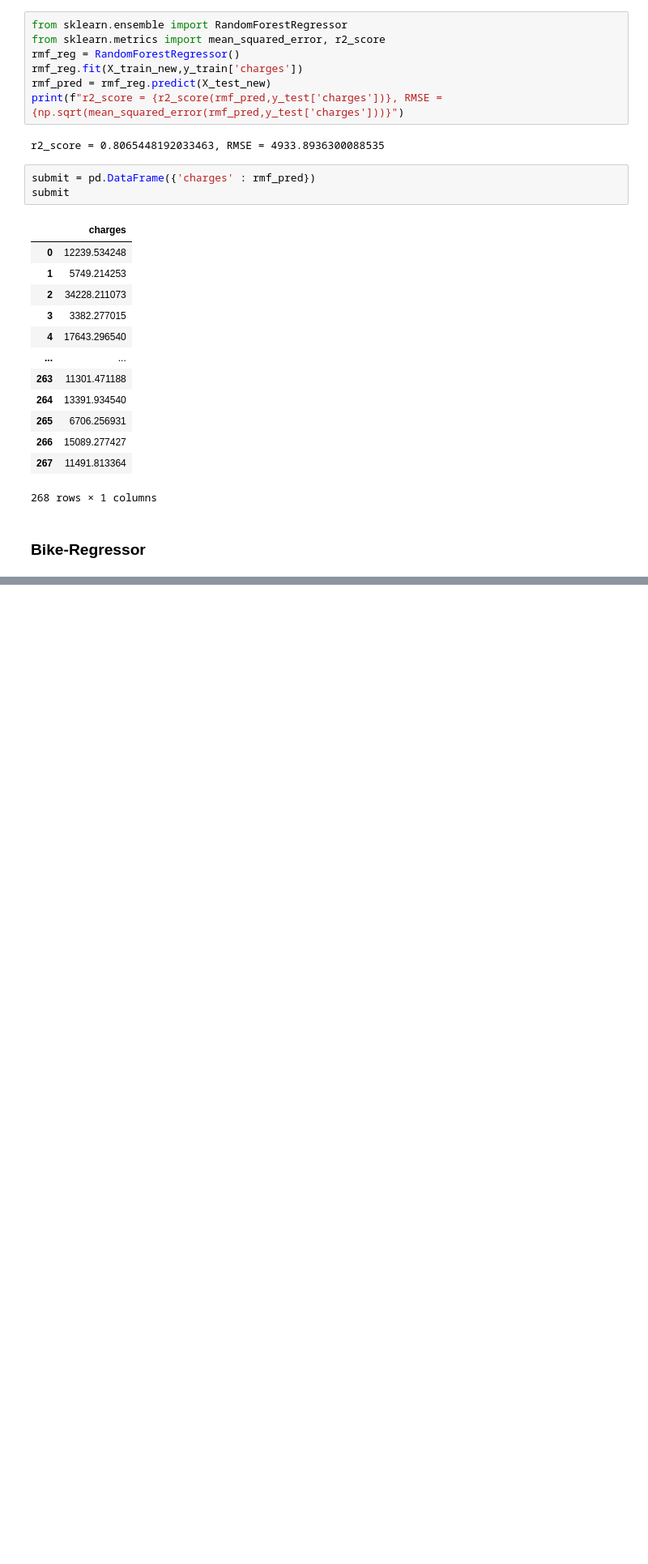
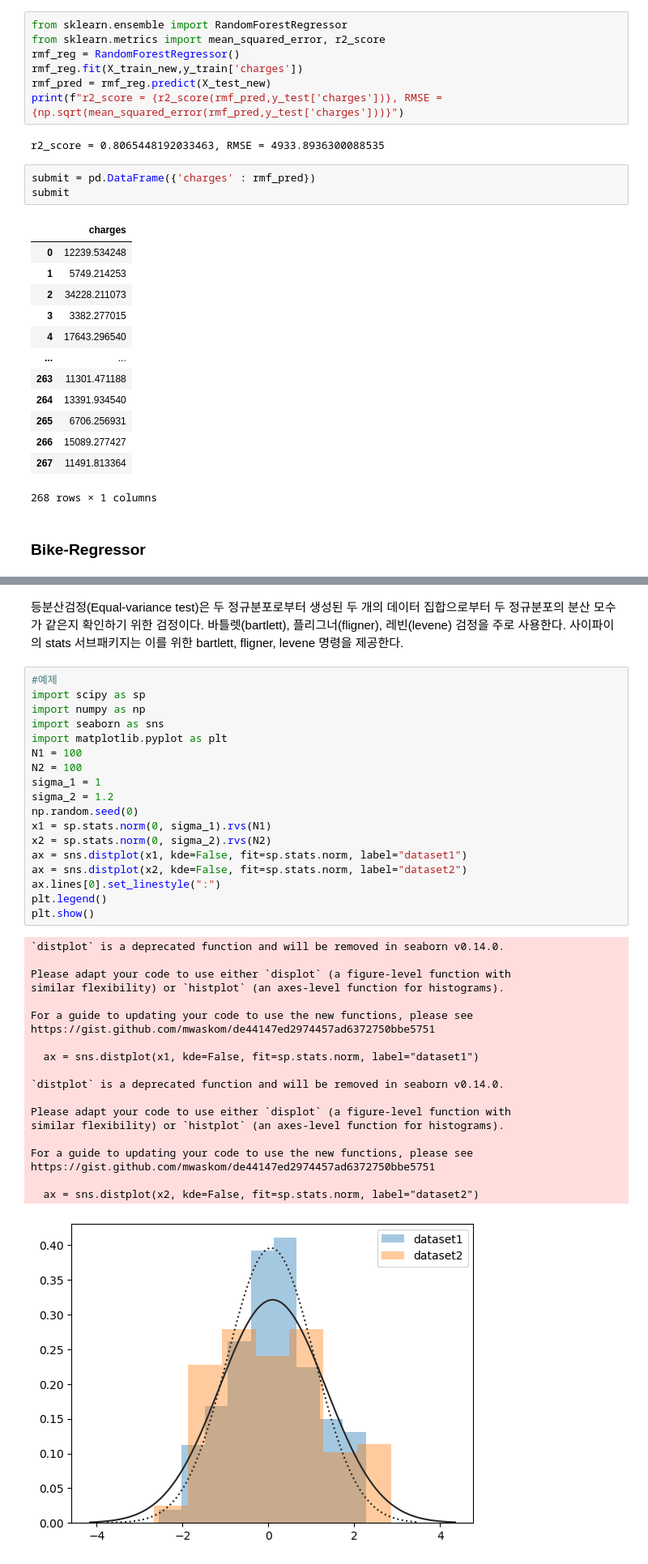
Before and after one commit to meshob2002/Big_certi_practice, a Jupyter notebook: Big_Certification.ipynb, the cells around one changed output, grey strips where cells are left out. Shown at 81% size. Saved outputs shown, nothing was run; the diff lists cells and outputs as text; blank space fills up the shorter version.

```diff
--- a/Big_Certification.ipynb
+++ b/Big_Certification.ipynb
@@ -4172,0 +4520,41 @@ ValueError: not enough values to unpack (expected 4, got 2)
+# %% [markdown]
+등분산검정(Equal-variance test)은 두 정규분포로부터 생성된 두 개의 데이터 집합으로부터 두 정규분포의 분산 모수가 같은지 확인하기 위한 검정이다. 바틀렛(bartlett), 플리그너(fligner), 레빈(levene) 검정을 주로 사용한다. 사이파이의 stats 서브패키지는 이를 위한 bartlett, fligner, levene 명령을 제공한다.
+# %%
+#예제
+import scipy as sp
+import numpy as np
+import seaborn as sns
+import matplotlib.pyplot as plt
+N1 = 100
+N2 = 100
+sigma_1 = 1
+sigma_2 = 1.2
+np.random.seed(0)
+x1 = sp.stats.norm(0, sigma_1).rvs(N1)
+x2 = sp.stats.norm(0, sigma_2).rvs(N2)
+ax = sns.distplot(x1, kde=False, fit=sp.stats.norm, label="dataset1")
+ax = sns.distplot(x2, kde=False, fit=sp.stats.norm, label="dataset2")
+ax.lines[0].set_linestyle(":")
+plt.legend()
+plt.show()
+# %% [output]
+`distplot` is a deprecated function and will be removed in seaborn v0.14.0.
+
+Please adapt your code to use either `displot` (a figure-level function with
+similar flexibility) or `histplot` (an axes-level function for histograms).
+
+For a guide to updating your code to use the new functions, please see
+https://gist.github.com/mwaskom/de44147ed2974457ad6372750bbe5751
+
+  ax = sns.distplot(x1, kde=False, fit=sp.stats.norm, label="dataset1")
+
+`distplot` is a deprecated function and will be removed in seaborn v0.14.0.
+
+Please adapt your code to use either `displot` (a figure-level function with
+similar flexibility) or `histplot` (an axes-level function for histograms).
+
+For a guide to updating your code to use the new functions, please see
+https://gist.github.com/mwaskom/de44147ed2974457ad6372750bbe5751
+
+  ax = sns.distplot(x2, kde=False, fit=sp.stats.norm, label="dataset2")
+[figure, added]
```
Also changed, not shown: parts of 57 cells of this notebook, 5 other files.
